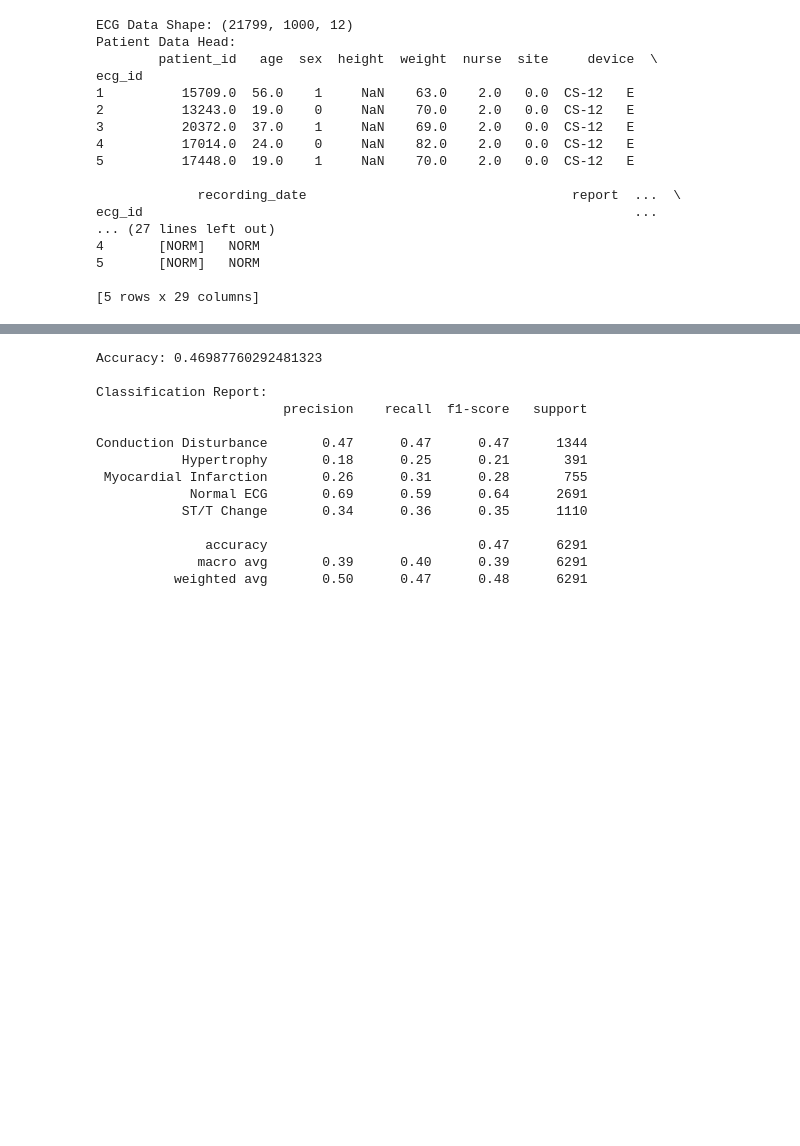
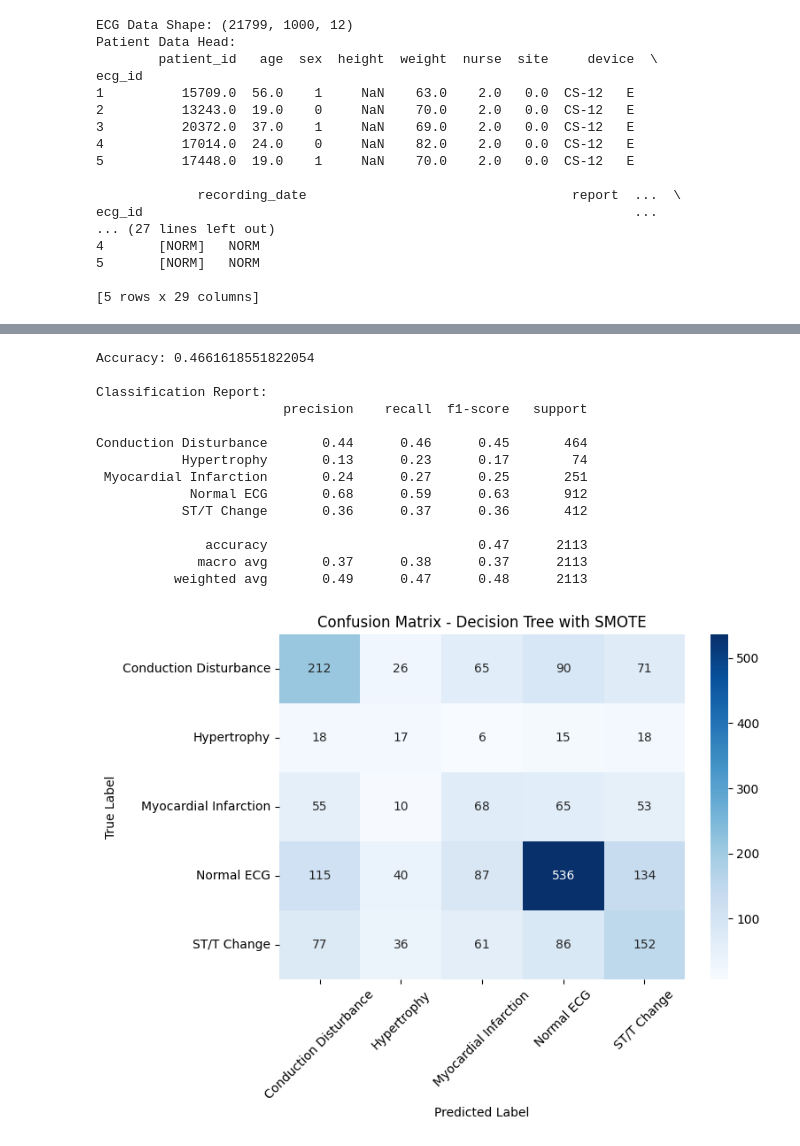
Before and after one commit to Willatron09/Dissertation, a Jupyter notebook: ML.ipynb, the cells around one changed output, grey strips where cells are left out. Cells and saved outputs as stored; diff of their text form; code cells hidden in the pictures; blank space fills up the shorter version.

```diff
--- a/ML.ipynb
+++ b/ML.ipynb
@@ -176,43 +216,79 @@ from sklearn.impute import SimpleImputer
 from imblearn.over_sampling import SMOTE
 
 features_df = features_df[features_df['diagnosis'] != 'Other']
-X = features_df.drop(columns='diagnosis')
+x = features_df.drop(columns=['diagnosis', 'strat_fold'])
 y = features_df['diagnosis']
 
 le = LabelEncoder()
 y_encoded = le.fit_transform(y)
 
-X_train, X_test, y_train, y_test = train_test_split(
-    X, y_encoded, test_size=0.3, random_state=42, stratify=y_encoded
-)
+train_mask = features_df['strat_fold'].isin([1,2,3,4,5,6,7,8])
+val_mask = features_df['strat_fold'] == 9
+test_mask = features_df['strat_fold'] == 10
+
+x_train = x[train_mask]
+x_val = x[val_mask]
+x_test = x[test_mask]
+
+y_train = y[train_mask]
+y_val = y[val_mask]
+y_test = y[test_mask]
 
 imputer = SimpleImputer(strategy='median')
-X_train = imputer.fit_transform(X_train)
-X_test = imputer.transform(X_test)
+x_train = imputer.fit_transform(x_train)
+x_test = imputer.transform(x_test)
 
 smote = SMOTE(k_neighbors=3, random_state=42)
-X_train_smote, y_train_smote = smote.fit_resample(X_train, y_train)
+x_train_smote, y_train_smote = smote.fit_resample(x_train, y_train)
 
 dt_model = DecisionTreeClassifier(random_state=42)
-dt_model.fit(X_train_smote, y_train_smote)
+dt_model.fit(x_train_smote, y_train_smote)
 
-print("Accuracy:", dt_model.score(X_test, y_test))
-y_pred = dt_model.predict(X_test)
+print("Accuracy:", dt_model.score(x_test, y_test))
+y_pred = dt_model.predict(x_test)
 
 print("\nClassification Report:")
 print(classification_report(y_test, y_pred, target_names=le.classes_))
 # %% [output]
-Accuracy: 0.46987760292481323
+Accuracy: 0.4661618551822054
 
 Classification Report:
                         precision    recall  f1-score   support
 
-Conduction Disturbance       0.47      0.47      0.47      1344
-           Hypertrophy       0.18      0.25      0.21       391
- Myocardial Infarction       0.26      0.31      0.28       755
-            Normal ECG       0.69      0.59      0.64      2691
-           ST/T Change       0.34      0.36      0.35      1110
+Conduction Disturbance       0.44      0.46      0.45       464
+           Hypertrophy       0.13      0.23      0.17        74
+ Myocardial Infarction       0.24      0.27      0.25       251
+            Normal ECG       0.68      0.59      0.63       912
+           ST/T Change       0.36      0.37      0.36       412
 
-              accuracy                           0.47      6291
-             macro avg       0.39      0.40      0.39      6291
-          weighted avg       0.50      0.47      0.48      6291
+              accuracy                           0.47      2113
+             macro avg       0.37      0.38      0.37      2113
+          weighted avg       0.49      0.47      0.48      2113
+# %%
+from sklearn.metrics import confusion_matrix
+import seaborn as sns
+import matplotlib.pyplot as plt
+
+cm = confusion_matrix(y_test, y_pred)
+
+plt.figure(figsize=(8, 6))
+sns.heatmap(
+    cm,
+    annot=True,
+    fmt="d",
+    cmap="Blues",
+    xticklabels=le.classes_,
+    yticklabels=le.classes_
+)
+
+plt.xlabel("Predicted Label")
+plt.ylabel("True Label")
+plt.title("Confusion Matrix - Decision Tree with SMOTE")
+
+plt.xticks(rotation=45)
+plt.yticks(rotation=0)
+
+plt.tight_layout()
+plt.show()
+# %% [output]
+[figure, added]
```
Also changed, not shown: parts of 15 cells of this notebook, 1 other file.
